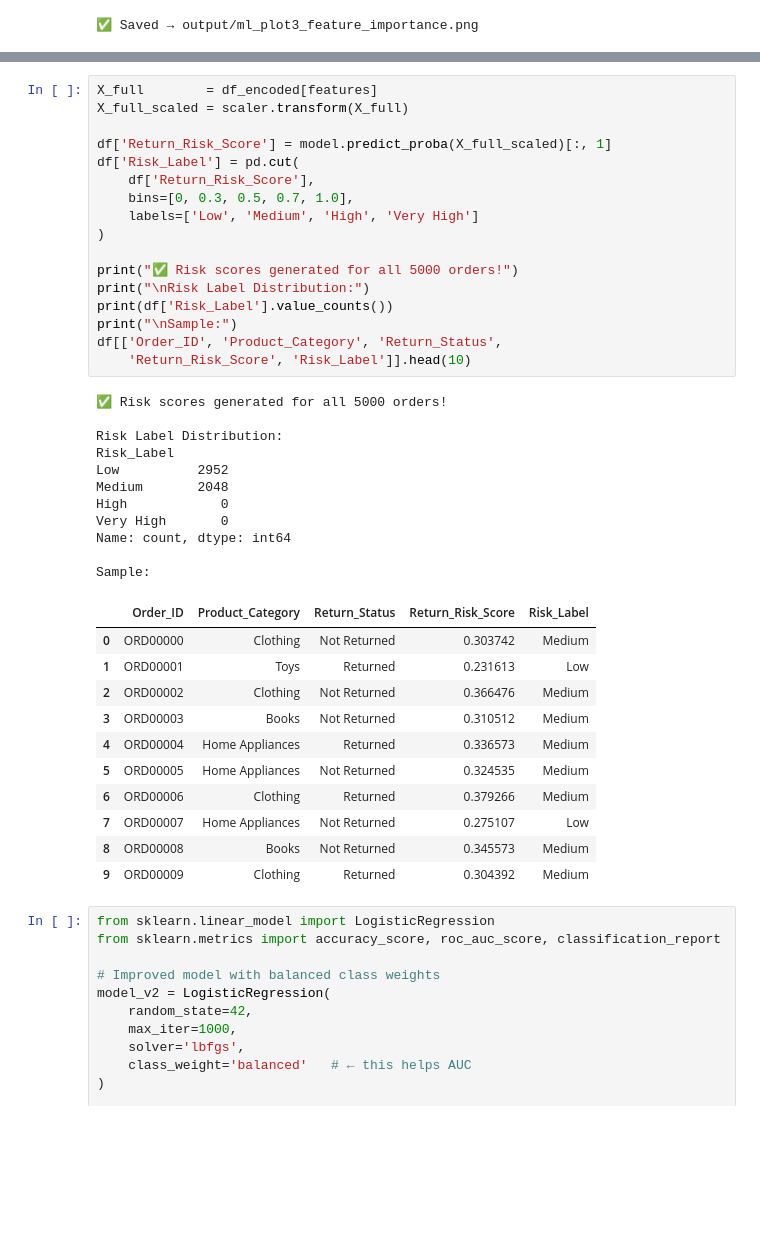
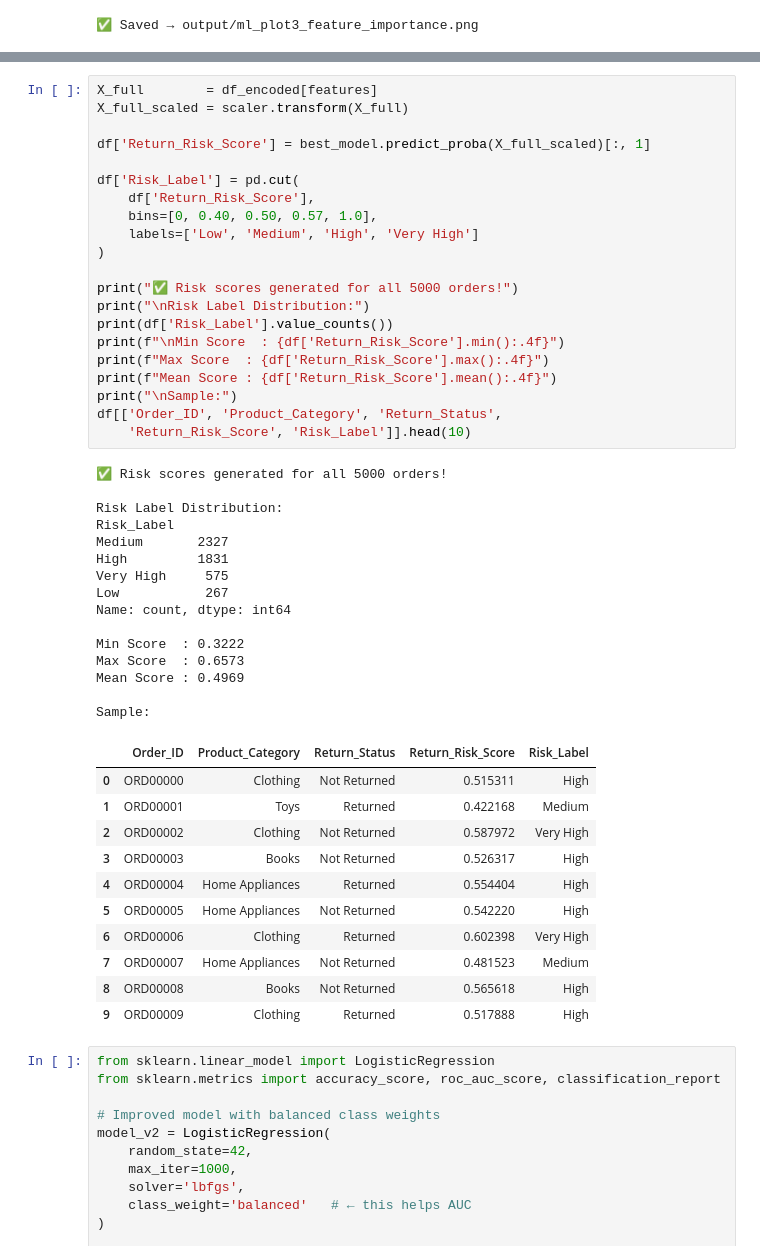
Before and after one commit to DaweAnki/Ecommerce-Return-Rate-Analysis, a Jupyter notebook: notebooks/02_ML_LogisticRegression.ipynb, the cells around one changed output, grey strips where cells are left out. Cells and saved outputs as stored; diff of their text form; blank space fills up the shorter version.

```diff
--- a/notebooks/02_ML_LogisticRegression.ipynb
+++ b/notebooks/02_ML_LogisticRegression.ipynb
@@ -303,43 +303,51 @@ print("✅ Saved → output/ml_plot4_risk_score_distribution.png")
 # %%
 X_full        = df_encoded[features]
 X_full_scaled = scaler.transform(X_full)
 
-df['Return_Risk_Score'] = model.predict_proba(X_full_scaled)[:, 1]
+df['Return_Risk_Score'] = best_model.predict_proba(X_full_scaled)[:, 1]
+
 df['Risk_Label'] = pd.cut(
     df['Return_Risk_Score'],
-    bins=[0, 0.3, 0.5, 0.7, 1.0],
+    bins=[0, 0.40, 0.50, 0.57, 1.0],
     labels=['Low', 'Medium', 'High', 'Very High']
 )
 
 print("✅ Risk scores generated for all 5000 orders!")
 print("\nRisk Label Distribution:")
 print(df['Risk_Label'].value_counts())
+print(f"\nMin Score  : {df['Return_Risk_Score'].min():.4f}")
+print(f"Max Score  : {df['Return_Risk_Score'].max():.4f}")
+print(f"Mean Score : {df['Return_Risk_Score'].mean():.4f}")
 print("\nSample:")
 df[['Order_ID', 'Product_Category', 'Return_Status',
     'Return_Risk_Score', 'Risk_Label']].head(10)
 # %% [output]
 ✅ Risk scores generated for all 5000 orders!
 
 Risk Label Distribution:
 Risk_Label
-Low          2952
-Medium       2048
-High            0
-Very High       0
+Medium       2327
+High         1831
+Very High     575
+Low           267
 Name: count, dtype: int64
 
+Min Score  : 0.3222
+Max Score  : 0.6573
+Mean Score : 0.4969
+
 Sample:
 |  | Order_ID | Product_Category | Return_Status | Return_Risk_Score | Risk_Label |
-| 0 | ORD00000 | Clothing | Not Returned | 0.303742 | Medium |
-| 1 | ORD00001 | Toys | Returned | 0.231613 | Low |
-| 2 | ORD00002 | Clothing | Not Returned | 0.366476 | Medium |
-| 3 | ORD00003 | Books | Not Returned | 0.310512 | Medium |
-| 4 | ORD00004 | Home Appliances | Returned | 0.336573 | Medium |
-| 5 | ORD00005 | Home Appliances | Not Returned | 0.324535 | Medium |
-| 6 | ORD00006 | Clothing | Returned | 0.379266 | Medium |
-| 7 | ORD00007 | Home Appliances | Not Returned | 0.275107 | Low |
-| 8 | ORD00008 | Books | Not Returned | 0.345573 | Medium |
-| 9 | ORD00009 | Clothing | Returned | 0.304392 | Medium |
+| 0 | ORD00000 | Clothing | Not Returned | 0.515311 | High |
+| 1 | ORD00001 | Toys | Returned | 0.422168 | Medium |
+| 2 | ORD00002 | Clothing | Not Returned | 0.587972 | Very High |
+| 3 | ORD00003 | Books | Not Returned | 0.526317 | High |
+| 4 | ORD00004 | Home Appliances | Returned | 0.554404 | High |
+| 5 | ORD00005 | Home Appliances | Not Returned | 0.542220 | High |
+| 6 | ORD00006 | Clothing | Returned | 0.602398 | Very High |
+| 7 | ORD00007 | Home Appliances | Not Returned | 0.481523 | Medium |
+| 8 | ORD00008 | Books | Not Returned | 0.565618 | High |
+| 9 | ORD00009 | Clothing | Returned | 0.517888 | High |
 # %%
 from sklearn.linear_model import LogisticRegression
 from sklearn.metrics import accuracy_score, roc_auc_score, classification_report
```
Also changed, not shown: parts of 4 cells of this notebook, 8 other files.
